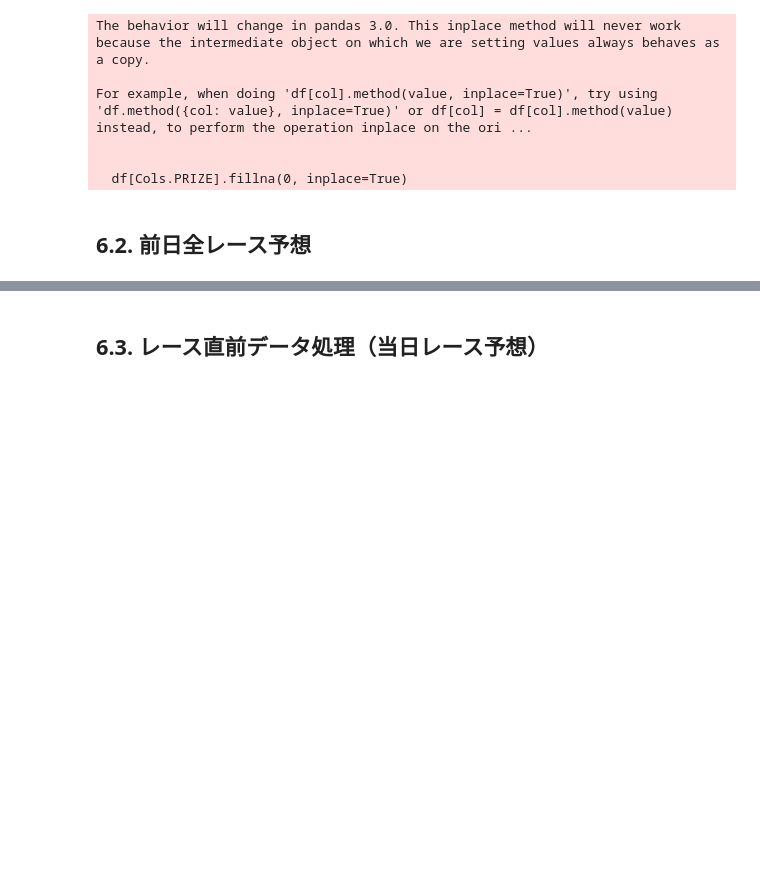
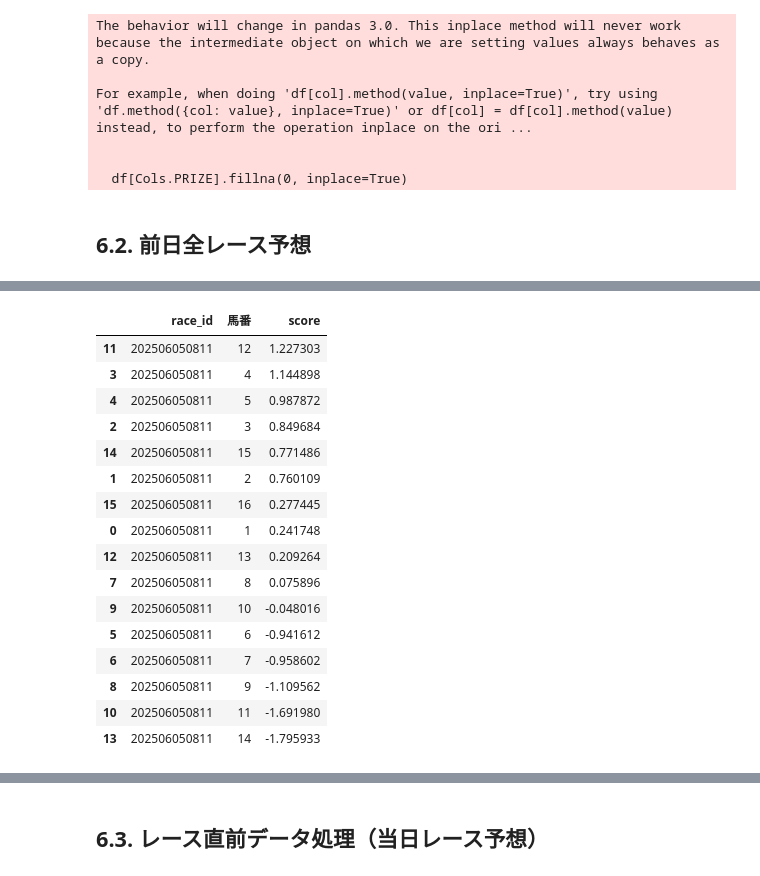
Before and after one commit to B21020/MyKeiba-AI_v2, a Jupyter notebook: main.ipynb, the cells around one changed output, grey strips where cells are left out. Cells and saved outputs as stored; diff of their text form; code cells hidden in the pictures; blank space fills up the shorter version.

```diff
--- a/main.ipynb
+++ b/main.ipynb
@@ -2455,2 +2472,76 @@ scraping: https://race.netkeiba.com/top/race_list.html?kaisai_date=20250921
 24
 24
+# %%
+# ターゲットエンコーディング時に「馬の成績」として扱う項目
+TARGET_COLS = [
+        HorseResultsCols.RANK,
+        HorseResultsCols.PRIZE,
+        HorseResultsCols.RANK_DIFF,
+        'first_corner',
+        'final_corner',
+        'first_to_rank',
+        'first_to_final',
+        'final_to_rank',
+        'time_seconds'
+        ]
+# horse_id列と共に、ターゲットエンコーディングの対象にする列
+GROUP_COLS = [
+        'course_len',
+        'race_type',
+        HorseResultsCols.PLACE
+        ]
+# %%
+# --- 診断: 特徴量の一致率とスコアの分散を1レースで確認 ---
+import numpy as np
+import pandas as pd
+
+# 例として最初のレースを対象（必要なら race_id をここで上書き）
+race_id_debug = target_race_id_list[10]
+race_time_debug = target_race_time_list[10]
+filepath = 'data/tmp/shutuba_debug.pickle'
+today = '2025/12/27'  # 前日予測の取得日（実運用に合わせる）
+
+preparing.scrape_shutuba_table(race_id_debug, today, filepath)
+
+if yesterday:
+    pd2 = pd.read_pickle(filepath)
+    pd2[ResultsCols.WEIGHT_AND_DIFF] = '0(0)'
+    if 'weather' not in pd2.columns or pd2['weather'].isnull().all():
+        pd2['weather'] = '晴'
+    if 'ground_state' not in pd2.columns or pd2['ground_state'].isnull().all():
+        pd2['ground_state'] = '良'
+    pd2.to_pickle(filepath)
+
+shutuba_table_processor = preprocessing.ShutubaTableProcessor(filepath)
+shutuba_data_merger = preprocessing.ShutubaDataMerger(
+    shutuba_table_processor,
+    horse_results_processor,
+    horse_info_processor,
+    peds_processor,
+    target_cols=TARGET_COLS,
+    group_cols=GROUP_COLS,
+ )
+shutuba_data_merger.merge()
+
+feature_enginnering_shutuba = preprocessing.FeatureEngineering(shutuba_data_merger) \
+    .add_interval()\
+    .add_agedays()\
+    .dumminize_ground_state()\
+    .dumminize_race_type()\
+    .dumminize_sex()\
+    .dumminize_weather()\
+    .encode_horse_id()\
+    .encode_jockey_id()\
+    .encode_trainer_id()\
+    .encode_owner_id()\
+    .encode_breeder_id()\
+    .dumminize_kaisai()\
+    .dumminize_around()\
+    .dumminize_race_class()
+
+X_debug = feature_enginnering_shutuba.featured_data.drop(['date'], axis=1)
+score_debug = keiba_ai.calc_score(X_debug, score_policy)
+print('debug race_id:', race_id_debug, 'time:', race_time_debug)
+print('score nunique:', score_debug['score'].nunique())
+display(score_debug.sort_values('score', ascending=False).head(16))
+# %% [output]
@@ -2456,0 +2567,17 @@ scraping: https://race.netkeiba.com/top/race_list.html?kaisai_date=20250921
+|  | race_id | 馬番 | score |
+| 11 | 202506050811 | 12 | 1.227303 |
+| 3 | 202506050811 | 4 | 1.144898 |
+| 4 | 202506050811 | 5 | 0.987872 |
+| 2 | 202506050811 | 3 | 0.849684 |
+| 14 | 202506050811 | 15 | 0.771486 |
+| 1 | 202506050811 | 2 | 0.760109 |
+| 15 | 202506050811 | 16 | 0.277445 |
+| 0 | 202506050811 | 1 | 0.241748 |
+| 12 | 202506050811 | 13 | 0.209264 |
+| 7 | 202506050811 | 8 | 0.075896 |
+| 9 | 202506050811 | 10 | -0.048016 |
+| 5 | 202506050811 | 6 | -0.941612 |
+| 6 | 202506050811 | 7 | -0.958602 |
+| 8 | 202506050811 | 9 | -1.109562 |
+| 10 | 202506050811 | 11 | -1.691980 |
+| 13 | 202506050811 | 14 | -1.795933 |
```
Also changed, not shown: parts of 130 cells of this notebook, 4 other files.
